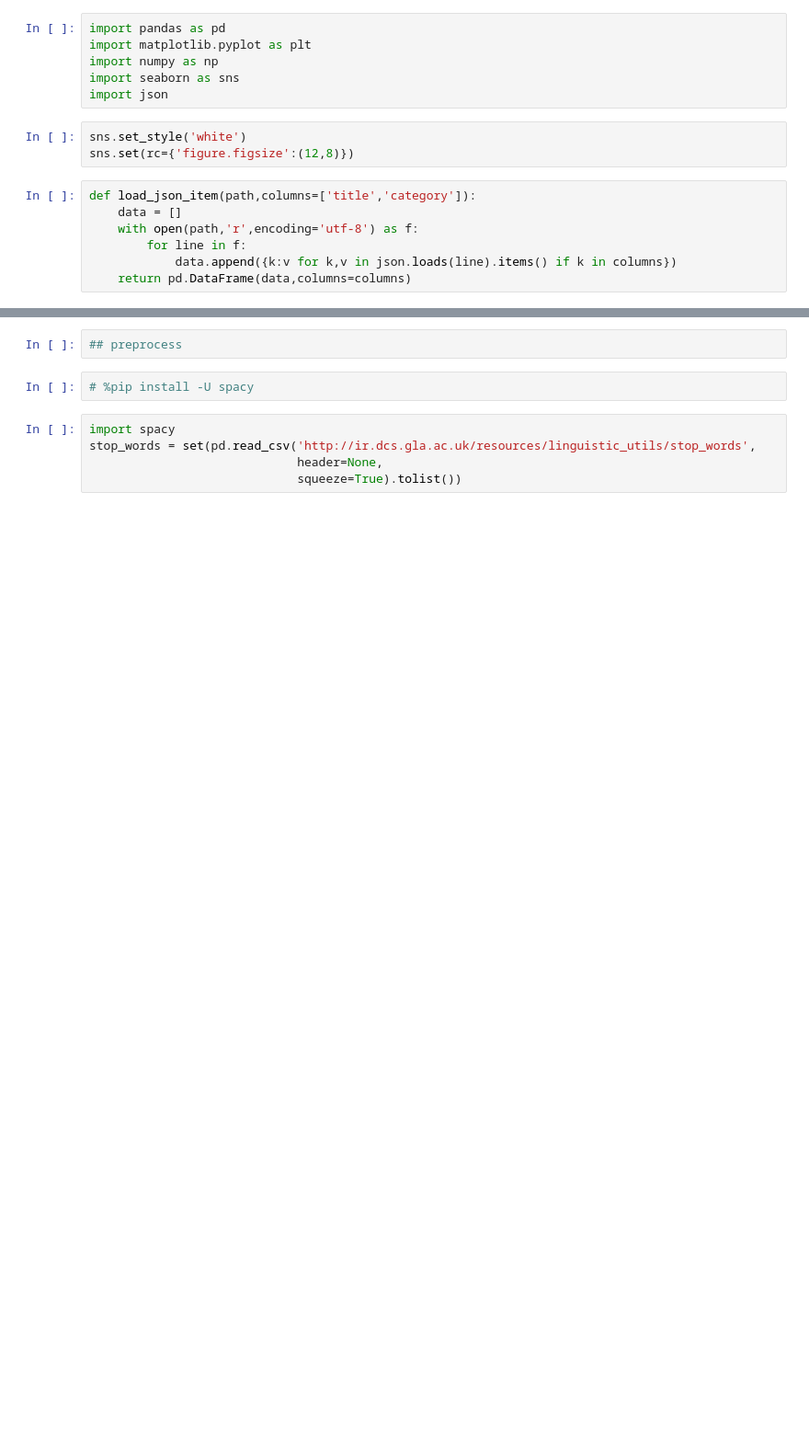
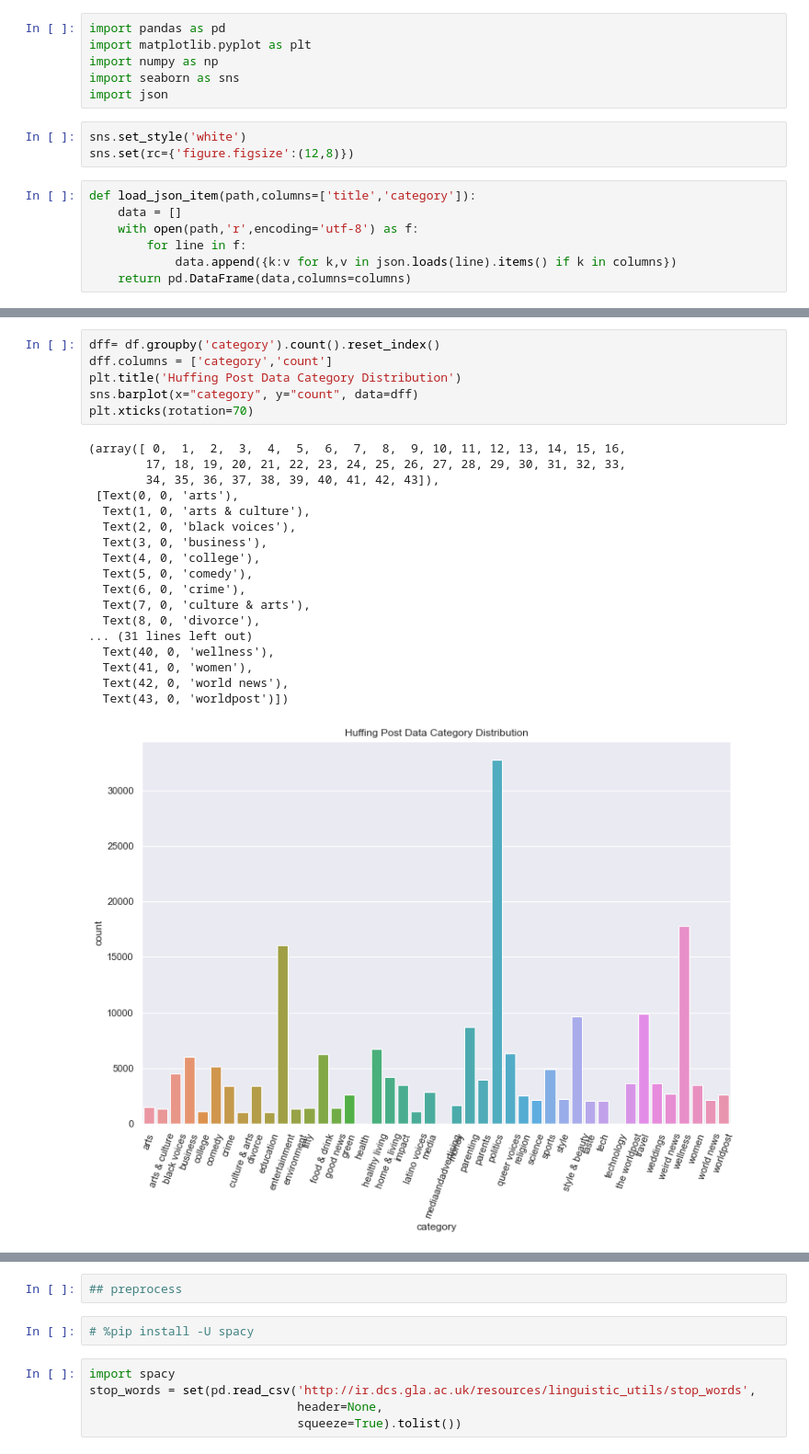
Before and after one commit to sajjadGG/NewsTitleClassification, a Jupyter notebook: EDA/preprocess.ipynb, the cells around one changed output, grey strips where cells are left out. Shown: that part at 92% size. Saved outputs shown, nothing was run; the diff lists cells and outputs as text; blank space fills up the shorter version.

```diff
--- a/EDA/preprocess.ipynb
+++ b/EDA/preprocess.ipynb
@@ -49,0 +40,25 @@ df.head()
+# %%
+dff= df.groupby('category').count().reset_index()
+dff.columns = ['category','count']
+plt.title('Huffing Post Data Category Distribution')
+sns.barplot(x="category", y="count", data=dff)
+plt.xticks(rotation=70)
+# %% [output]
+(array([ 0,  1,  2,  3,  4,  5,  6,  7,  8,  9, 10, 11, 12, 13, 14, 15, 16,
+        17, 18, 19, 20, 21, 22, 23, 24, 25, 26, 27, 28, 29, 30, 31, 32, 33,
+        34, 35, 36, 37, 38, 39, 40, 41, 42, 43]),
+ [Text(0, 0, 'arts'),
+  Text(1, 0, 'arts & culture'),
+  Text(2, 0, 'black voices'),
+  Text(3, 0, 'business'),
+  Text(4, 0, 'college'),
+  Text(5, 0, 'comedy'),
+  Text(6, 0, 'crime'),
+  Text(7, 0, 'culture & arts'),
+  Text(8, 0, 'divorce'),
+... (31 lines left out)
+  Text(40, 0, 'wellness'),
+  Text(41, 0, 'women'),
+  Text(42, 0, 'world news'),
+  Text(43, 0, 'worldpost')])
+[figure, added]
```
Also changed, not shown: parts of 18 cells of this notebook, 4 other files.
